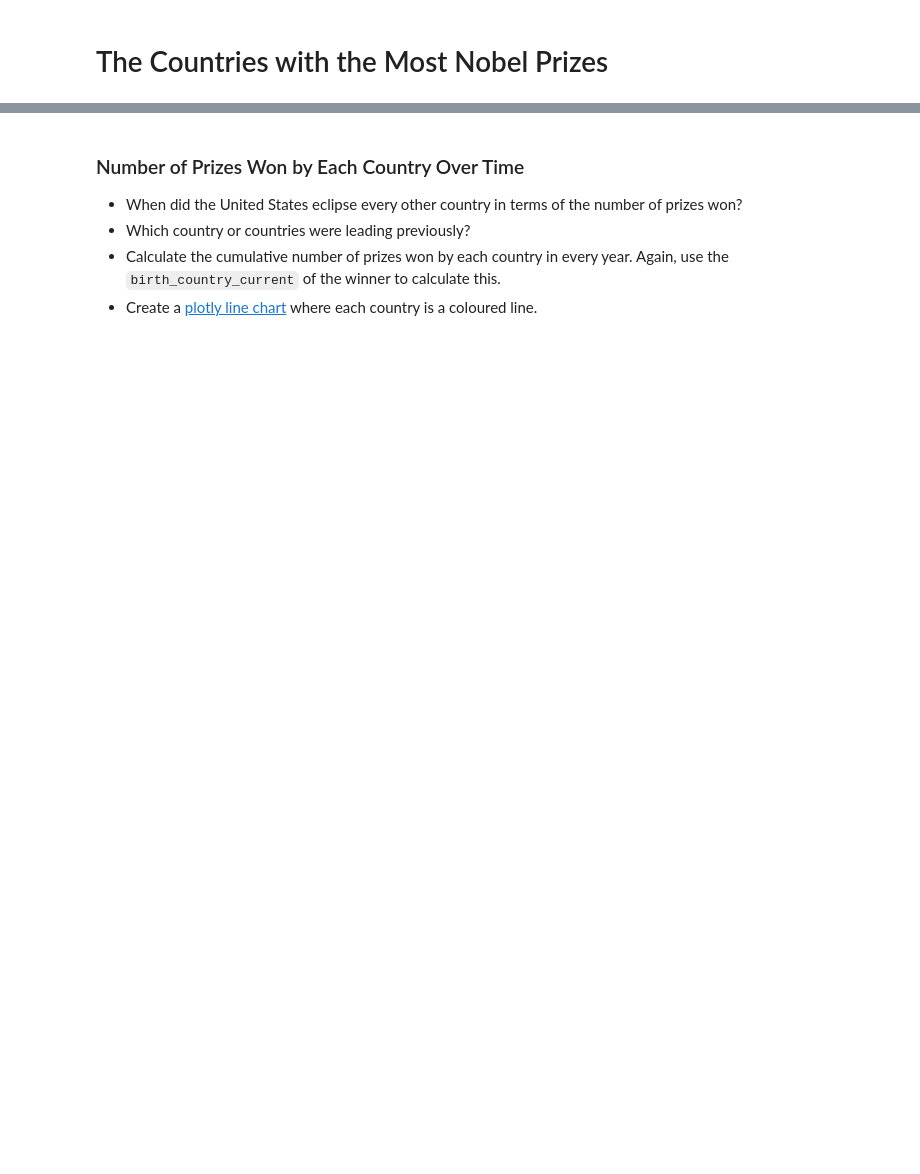
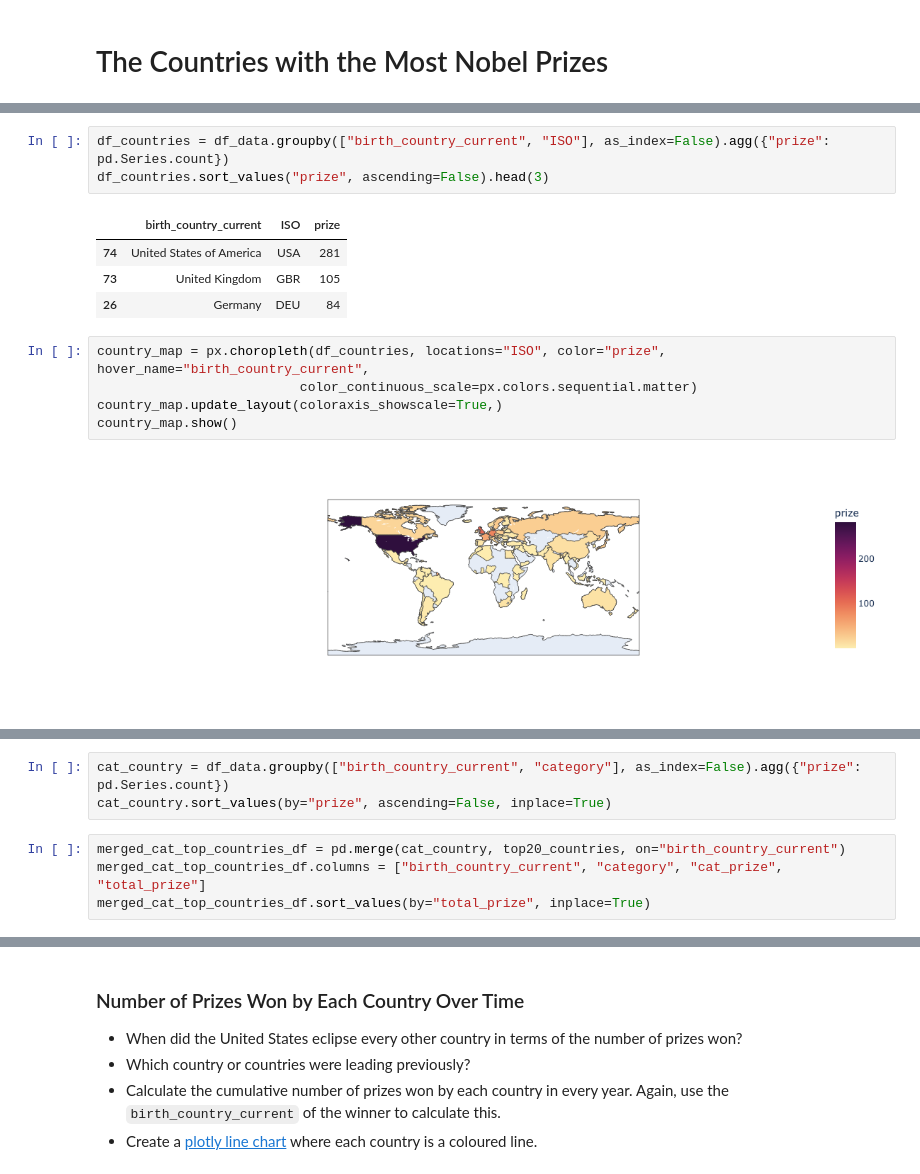
Before and after one commit to 4Scored/hundred_days_of_code, a Jupyter notebook: Advanced/d79_nobel_analysis/Nobel_Prize_Analysis_(start).ipynb, the cells around one changed output, grey strips where cells are left out. Drawn from its saved outputs; the diff is of its cells as text; blank space fills up the shorter version.

```diff
--- a/Advanced/d79_nobel_analysis/Nobel_Prize_Analysis_(start).ipynb
+++ b/Advanced/d79_nobel_analysis/Nobel_Prize_Analysis_(start).ipynb
@@ -340,6 +381,21 @@ plt.show()
 * Experiment with [plotly's available colours](https://plotly.com/python/builtin-colorscales/). I quite like the sequential colour `matter` on this map.
 
 Hint: You'll need to use a 3 letter country code for each country.
+# %%
+df_countries = df_data.groupby(["birth_country_current", "ISO"], as_index=False).agg({"prize": pd.Series.count})
+df_countries.sort_values("prize", ascending=False).head(3)
+# %% [output]
+|  | birth_country_current | ISO | prize |
+| 74 | United States of America | USA | 281 |
+| 73 | United Kingdom | GBR | 105 |
+| 26 | Germany | DEU | 84 |
+# %%
+country_map = px.choropleth(df_countries, locations="ISO", color="prize", hover_name="birth_country_current",
+                          color_continuous_scale=px.colors.sequential.matter)
+country_map.update_layout(coloraxis_showscale=True,)
+country_map.show()
+# %% [output]
+[figure, added]
 # %% [markdown]
 # In Which Categories are the Different Countries Winning Prizes?
 
@@ -361,3 +417,10 @@ The hard part is preparing the data for this chart!
 *Hint*: Take a two-step approach. The first step is grouping the data by country and category. Then you can create a DataFrame that looks something like this:
 
 <img src=https://i.imgur.com/VKjzKa1.png width=450>
+# %%
+cat_country = df_data.groupby(["birth_country_current", "category"], as_index=False).agg({"prize": pd.Series.count})
+cat_country.sort_values(by="prize", ascending=False, inplace=True)
+# %%
+merged_cat_top_countries_df = pd.merge(cat_country, top20_countries, on="birth_country_current")
+merged_cat_top_countries_df.columns = ["birth_country_current", "category", "cat_prize", "total_prize"]
+merged_cat_top_countries_df.sort_values(by="total_prize", inplace=True)
```
Also changed, not shown: parts of 20 cells of this notebook.
